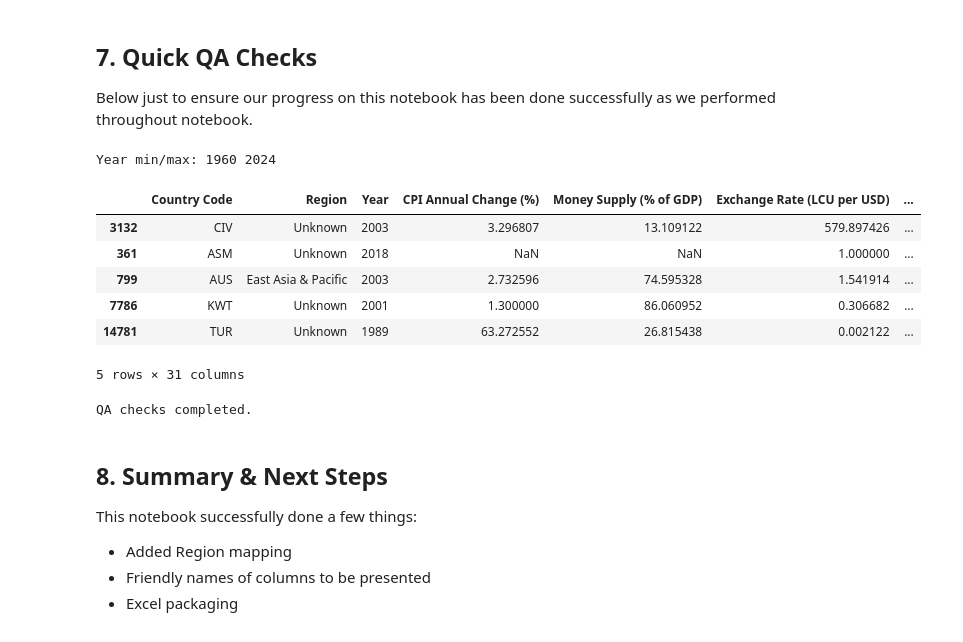
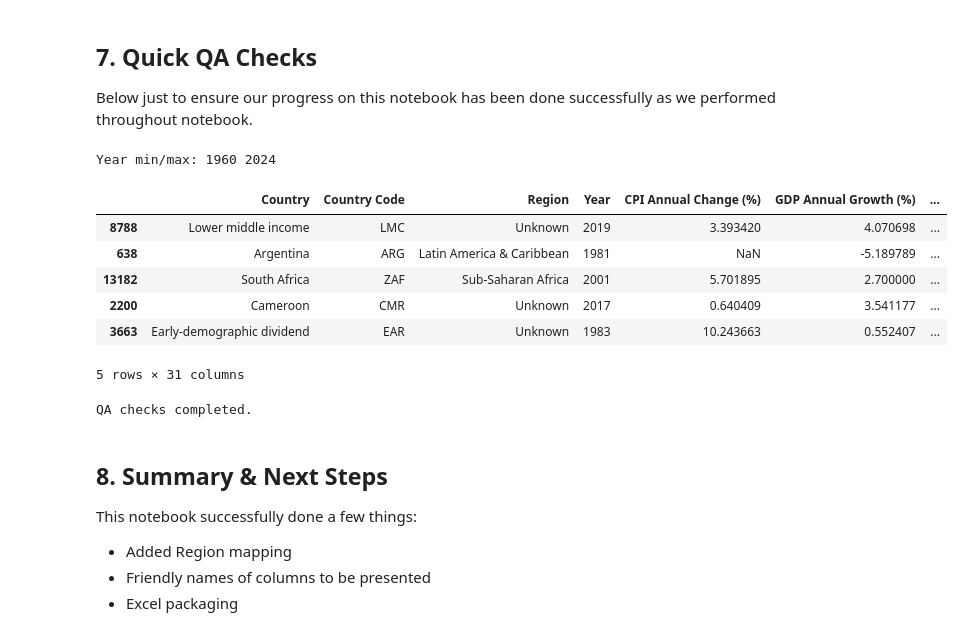
Before and after one commit to namora-fernando/inflation-risk-analysis, a Jupyter notebook: notebooks/04_modeling.ipynb, the cells around one changed output. Cells and saved outputs as stored; diff of their text form; code cells hidden in the pictures.

```diff
--- a/notebooks/04_modeling.ipynb
+++ b/notebooks/04_modeling.ipynb
@@ -173,6 +172,7 @@ final_df = df_risk_index_with_region.copy()
 # Rename map specified below for columns that will later be seen on dashboard
 # Meanwhile for more technical columns will left as original name
 rename_map = {
+    'Country Name': 'Country',
     'CPI_AnnualChange': 'CPI Annual Change (%)',
     'GDP_Growth': 'GDP Annual Growth (%)',
     'MoneySupply_GDPpct': 'Money Supply (% of GDP)',
@@ -211,7 +211,7 @@ preferred_order = [
     c for c in [
         'Country', 'Country Code', 'Region', 'Year',
         'CPI Annual Change (%)',
-        'GDP Growth (%)',
+        'GDP Annual Growth (%)',
         'Money Supply (% of GDP)',
         'Exchange Rate (LCU per USD)',
         'Risk Score', 'Risk Category'
@@ -286,27 +286,27 @@ Below just to ensure our progress on this notebook has been done successfully as
 # %%
 # Basic sanity checks
 assert final_df.shape[0] > 0, 'Final dataset is empty.'
 
 # Check key columns exist
-for col in ['Country Name', 'Year', 'Risk Score']:
+for col in ['Country', 'Year', 'Risk Score']:
     if col not in final_df.columns:
         print(f'Warning: expected column missing -> {col}')
 
 # Spot-check year bounds
 print('Year min/max:', final_df['Year'].min(), final_df['Year'].max())
 
 # Show sample rows
 display(final_df.sample(min(5, len(final_df))))
 
 print('QA checks completed.')
 # %% [output]
 Year min/max: 1960 2024
-|  | Country Code | Region | Year | CPI Annual Change (%) | Money Supply (% of GDP) | Exchange Rate (LCU per USD) | ... |
-| 3132 | CIV | Unknown | 2003 | 3.296807 | 13.109122 | 579.897426 | ... |
-| 361 | ASM | Unknown | 2018 | NaN | NaN | 1.000000 | ... |
-| 799 | AUS | East Asia & Pacific | 2003 | 2.732596 | 74.595328 | 1.541914 | ... |
-| 7786 | KWT | Unknown | 2001 | 1.300000 | 86.060952 | 0.306682 | ... |
-| 14781 | TUR | Unknown | 1989 | 63.272552 | 26.815438 | 0.002122 | ... |
+|  | Country | Country Code | Region | Year | CPI Annual Change (%) | GDP Annual Growth (%) | ... |
+| 8788 | Lower middle income | LMC | Unknown | 2019 | 3.393420 | 4.070698 | ... |
+| 638 | Argentina | ARG | Latin America & Caribbean | 1981 | NaN | -5.189789 | ... |
+| 13182 | South Africa | ZAF | Sub-Saharan Africa | 2001 | 5.701895 | 2.700000 | ... |
+| 2200 | Cameroon | CMR | Unknown | 2017 | 0.640409 | 3.541177 | ... |
+| 3663 | Early-demographic dividend | EAR | Unknown | 1983 | 10.243663 | 0.552407 | ... |
 5 rows × 31 columns
 QA checks completed.
 # %% [markdown]
```
Also changed, not shown: parts of 4 cells of this notebook.
